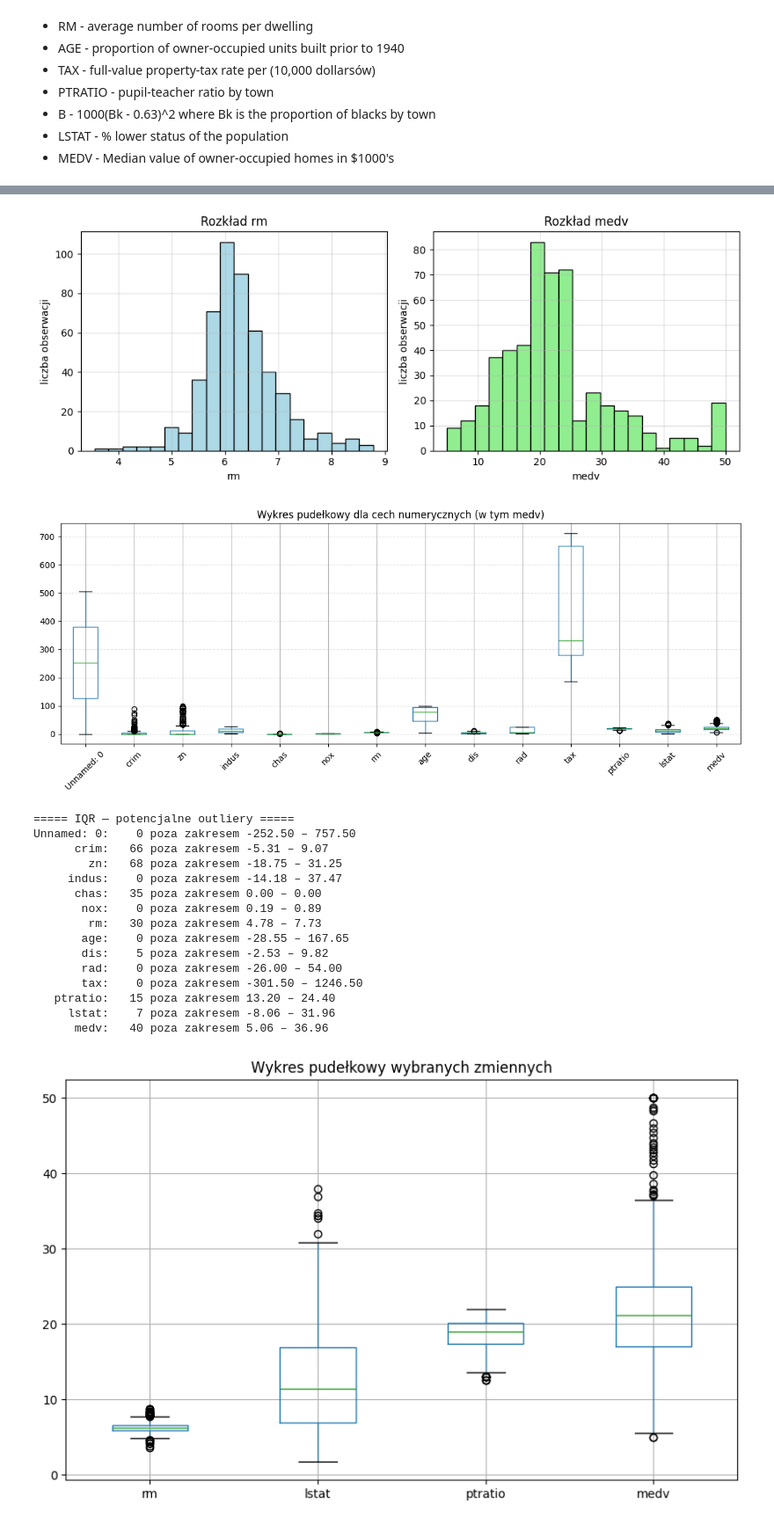
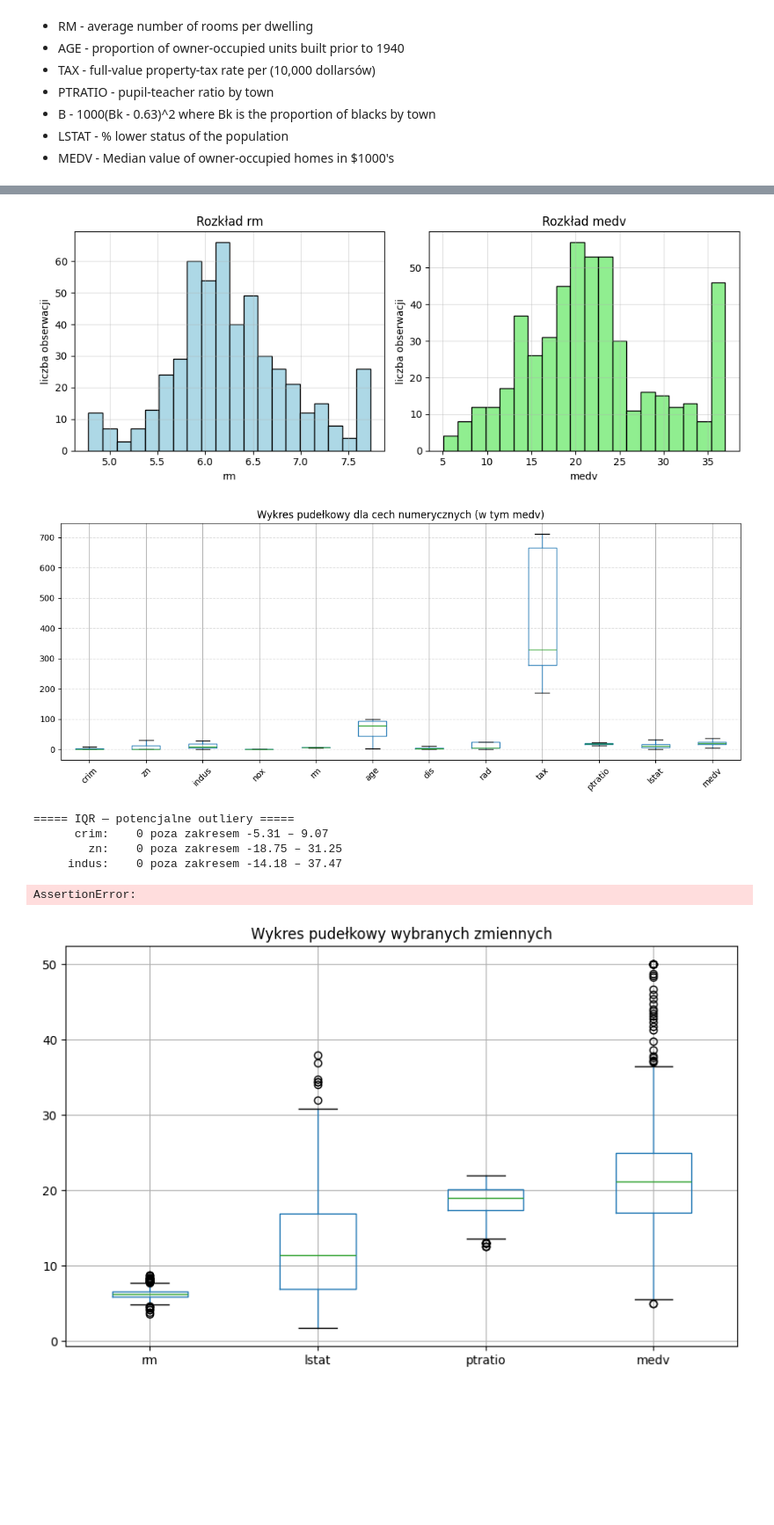
Before and after one commit to s26673/POSI_MON1, a Jupyter notebook: EWD_11_cwiczenia_4.ipynb, the cells around one changed output, grey strips where cells are left out. Shown at 88% size. Saved outputs shown, nothing was run; the diff lists cells and outputs as text; code cells hidden in the pictures; blank space fills up the shorter version.

```diff
--- a/EWD_11_cwiczenia_4.ipynb
+++ b/EWD_11_cwiczenia_4.ipynb
@@ -114,0 +134,3 @@ Liczba zduplikowanych wierszy: 0
+# %%
+df['chas'] = df['chas'].astype('category')
+categorical_cols = ['chas']
@@ -121,3 +160,5 @@ Liczba zduplikowanych wierszy: 0
+# %%
+df = df.drop(columns=['Unnamed: 0'], errors='ignore')
 # %% [markdown]
 The Boston Housing Dataset
 
@@ -157,9 +200,14 @@ df.describe().T
 # %%
-Q1 = df.quantile(0.25)
-Q3 = df.quantile(0.75)
+numeric_df = df.select_dtypes(include=['int64', 'float64'])
+
+Q1 = numeric_df.quantile(0.25)
+Q3 = numeric_df.quantile(0.75)
 IQR = Q3 - Q1
-outliers = ((df < (Q1 - 1.5*IQR)) | (df > (Q3 + 1.5*IQR))).sum()
-print('\nLiczba wartości odstających:')
-print(outliers)
+
+outliers = ((numeric_df < (Q1 - 1.5 * IQR)) |
+            (numeric_df > (Q3 + 1.5 * IQR))).sum()
+
+print("Liczba wartości odstających:")
+print(outliers.sort_values(ascending=False))
 # %% [output]
 Liczba wartości odstających:
@@ -180 +226,11 @@ medv          40
 dtype: int64
+# %%
+for col in numeric_df.columns:
+    Q1 = numeric_df[col].quantile(0.25)
+    Q3 = numeric_df[col].quantile(0.75)
+    IQR = Q3 - Q1
+
+    lower = Q1 - 1.5 * IQR
+    upper = Q3 + 1.5 * IQR
+
+    df[col] = df[col].clip(lower, upper)
@@ -198,46 +256,34 @@ plt.grid(alpha=0.4)
 plt.tight_layout()
 plt.show()
 # %% [output]
-[figure, old version]
+[figure, new version]
 # %%
-# Prosty boxplot wybranych kolumn (w tym target)
-cols_for_box = [c for c in df.columns if df[c].dtype != "object"]
+# Proste boxploty wybranych kolumn
 plt.figure(figsize=(12,5))
 df[cols_for_box].boxplot(rot=45)
 plt.title("Wykres pudełkowy dla cech numerycznych (w tym medv)")
 plt.grid(axis="y", linestyle="--", alpha=0.4)
 plt.tight_layout()
 plt.show()
 
-# IQR — raport ile potencjalnych outlierów ma każda kolumna
 def detect_outliers_iqr(series: pd.Series):
     Q1, Q3 = series.quantile(0.25), series.quantile(0.75)
     IQR = Q3 - Q1
     low, high = Q1 - 1.5*IQR, Q3 + 1.5*IQR
     mask = (series < low) | (series > high)
     return mask.sum(), (low, high)
 
 print("===== IQR — potencjalne outliery =====")
 for col in cols_for_box:
     n_out, bounds = detect_outliers_iqr(df[col])
     print(f"{col:>10s}: {n_out:4d} poza zakresem {bounds[0]:.2f} – {bounds[1]:.2f}")
 # %% [output]
-[figure, old version]
+[figure, new version]
 ===== IQR — potencjalne outliery =====
-Unnamed: 0:    0 poza zakresem -252.50 – 757.50
-      crim:   66 poza zakresem -5.31 – 9.07
-        zn:   68 poza zakresem -18.75 – 31.25
+      crim:    0 poza zakresem -5.31 – 9.07
+        zn:    0 poza zakresem -18.75 – 31.25
      indus:    0 poza zakresem -14.18 – 37.47
-      chas:   35 poza zakresem 0.00 – 0.00
-       nox:    0 poza zakresem 0.19 – 0.89
-        rm:   30 poza zakresem 4.78 – 7.73
-       age:    0 poza zakresem -28.55 – 167.65
-       dis:    5 poza zakresem -2.53 – 9.82
-       rad:    0 poza zakresem -26.00 – 54.00
-       tax:    0 poza zakresem -301.50 – 1246.50
-   ptratio:   15 poza zakresem 13.20 – 24.40
-     lstat:    7 poza zakresem -8.06 – 31.96
-      medv:   40 poza zakresem 5.06 – 36.96
+AssertionError:
 # %%
 plt.figure(figsize=(10,6))
 df.boxplot(column=['rm', 'lstat', 'ptratio', 'medv'])
```
Also changed, not shown: parts of 30 cells of this notebook.
